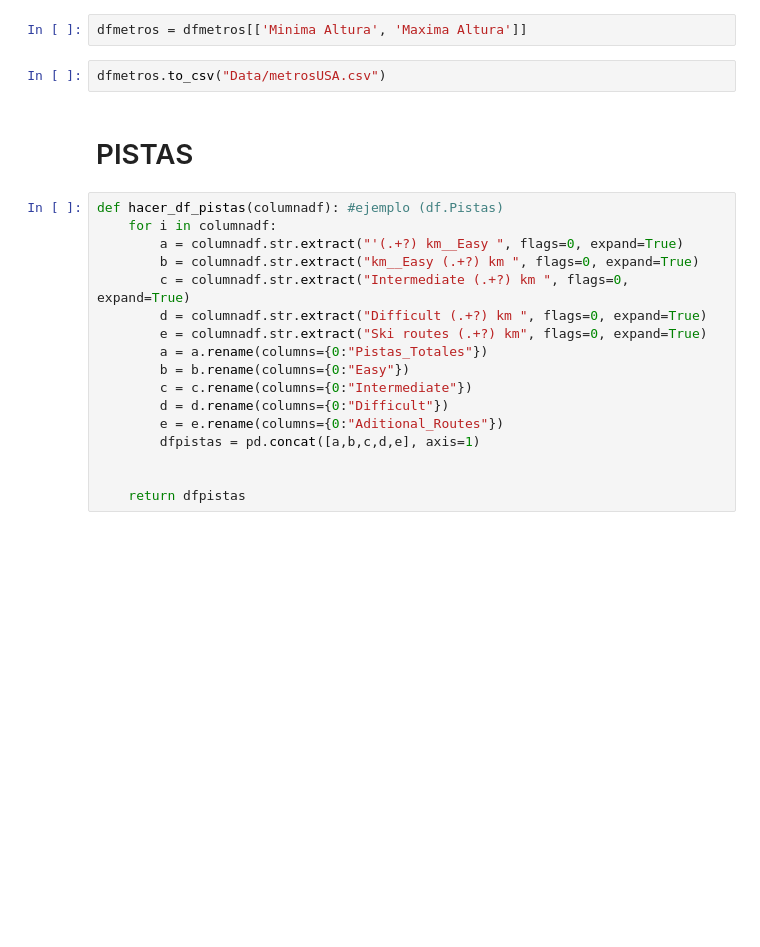
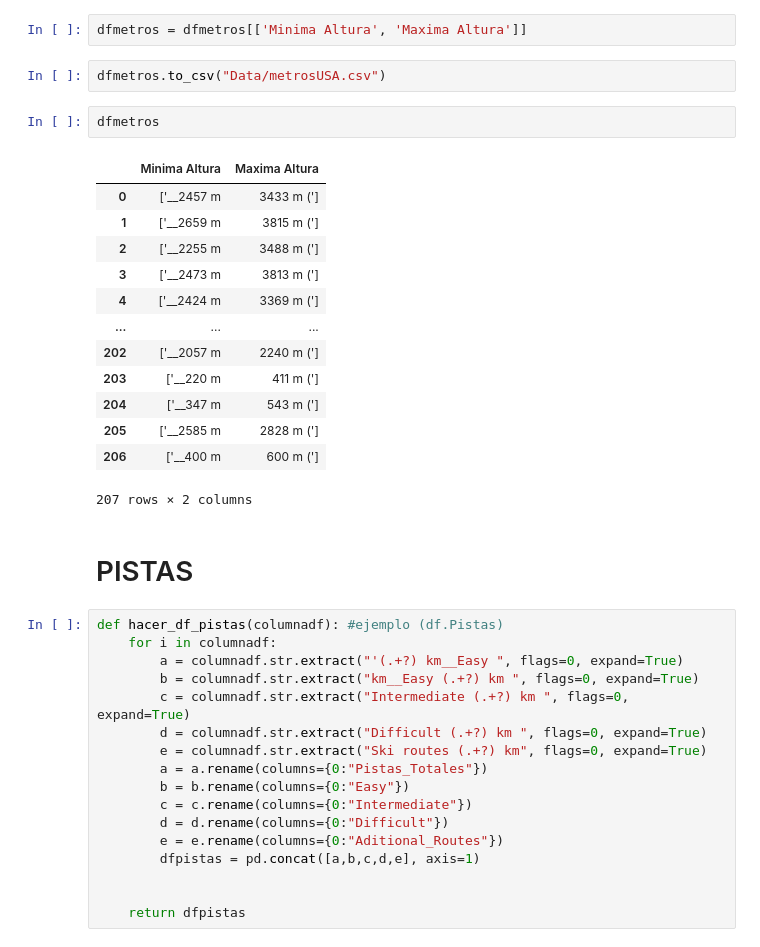
Before and after one commit to jaimecabanyes/GoRiding-, a Jupyter notebook: LIMPIA USA.ipynb, the cells around one changed output. Drawn from its saved outputs; the diff is of its cells as text; blank space fills up the shorter version.

```diff
--- a/LIMPIA USA.ipynb
+++ b/LIMPIA USA.ipynb
@@ -286,6 +286,22 @@ dfmetros[['Minima Altura', 'Maxima Altura']] = dfmetros['Metros'].str.split(' -
 dfmetros = dfmetros[['Minima Altura', 'Maxima Altura']]
 # %%
 dfmetros.to_csv("Data/metrosUSA.csv")
+# %%
+dfmetros
+# %% [output]
+|  | Minima Altura | Maxima Altura |
+| 0 | ['__2457 m | 3433 m ('] |
+| 1 | ['__2659 m | 3815 m ('] |
+| 2 | ['__2255 m | 3488 m ('] |
+| 3 | ['__2473 m | 3813 m ('] |
+| 4 | ['__2424 m | 3369 m ('] |
+| ... | ... | ... |
+| 202 | ['__2057 m | 2240 m ('] |
+| 203 | ['__220 m | 411 m ('] |
+| 204 | ['__347 m | 543 m ('] |
+| 205 | ['__2585 m | 2828 m ('] |
+| 206 | ['__400 m | 600 m ('] |
+207 rows × 2 columns
 # %% [markdown]
 # PISTAS
 # %%
```
Also changed, not shown: parts of 6 cells of this notebook.
